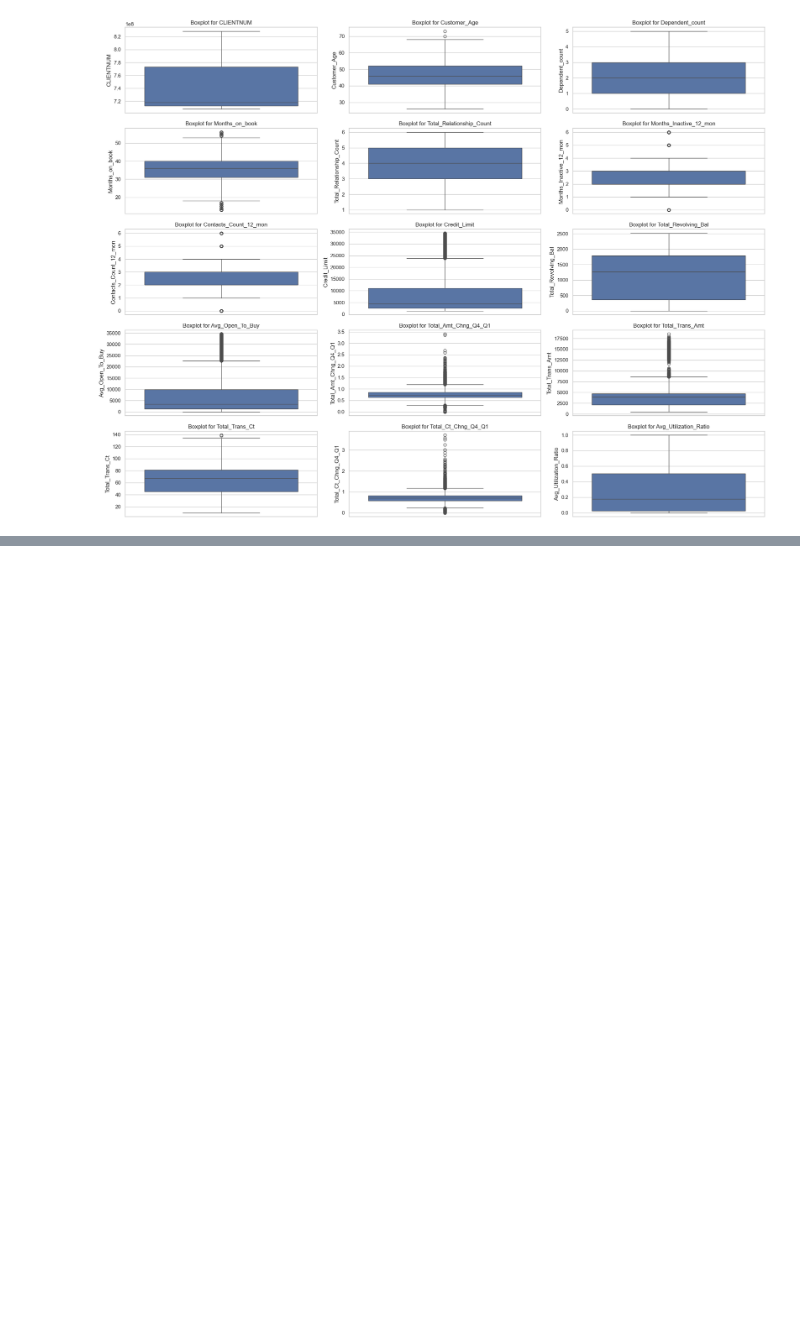
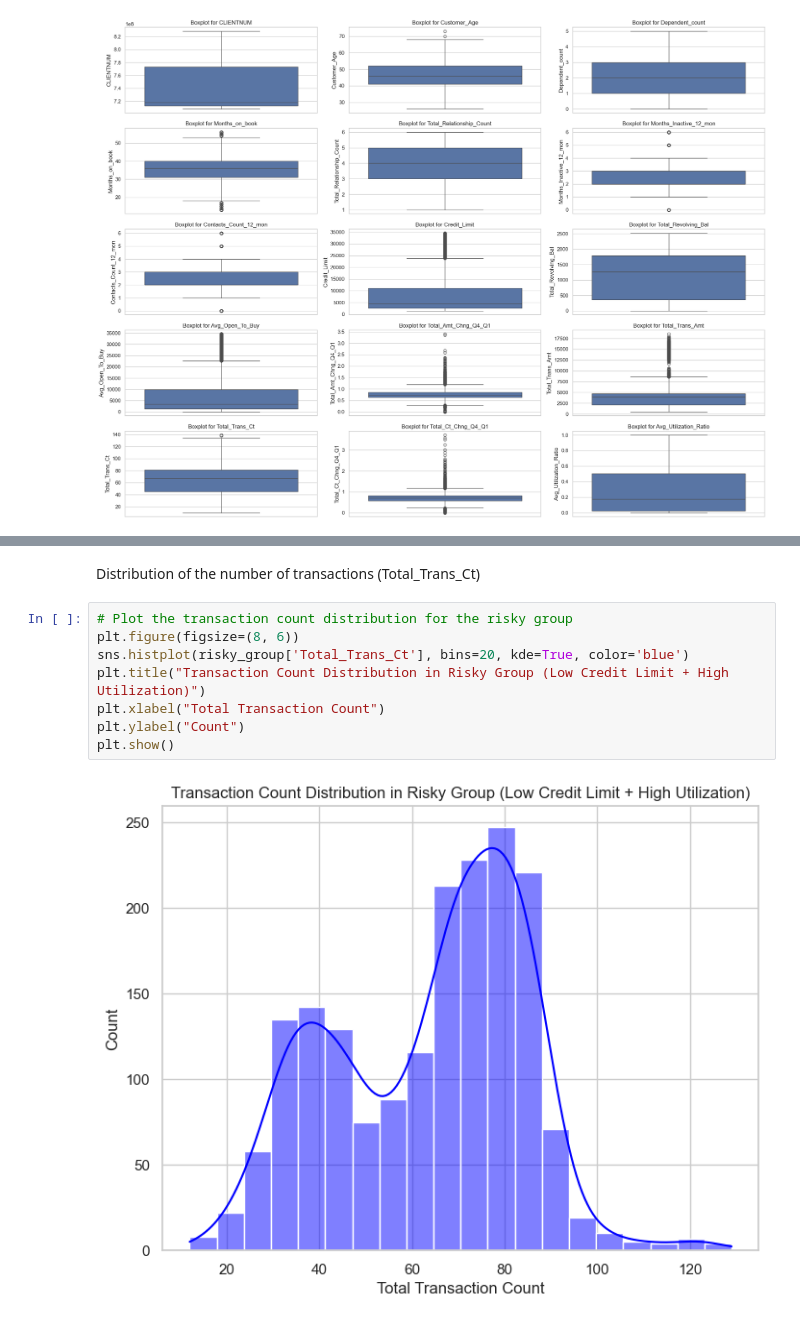
Before and after one commit to Zeegeuze/churn_prediction, a Jupyter notebook: personal_maps/anastasiia/anastasiia_main.ipynb, the cells around one changed output, grey strips where cells are left out. Saved outputs shown, nothing was run; the diff lists cells and outputs as text; blank space fills up the shorter version.

```diff
--- a/personal_maps/anastasiia/anastasiia_main.ipynb
+++ b/personal_maps/anastasiia/anastasiia_main.ipynb
@@ -200,0 +398,12 @@ Card_Category: ['Blue' 'Gold' 'Silver' 'Platinum']
+# %% [markdown]
+Distribution of the number of transactions (Total_Trans_Ct)
+# %%
+# Plot the transaction count distribution for the risky group
+plt.figure(figsize=(8, 6))
+sns.histplot(risky_group['Total_Trans_Ct'], bins=20, kde=True, color='blue')
+plt.title("Transaction Count Distribution in Risky Group (Low Credit Limit + High Utilization)")
+plt.xlabel("Total Transaction Count")
+plt.ylabel("Count")
+plt.show()
+# %% [output]
+[figure, added]
```
Also changed, not shown: parts of 46 cells of this notebook, 1 other file.
